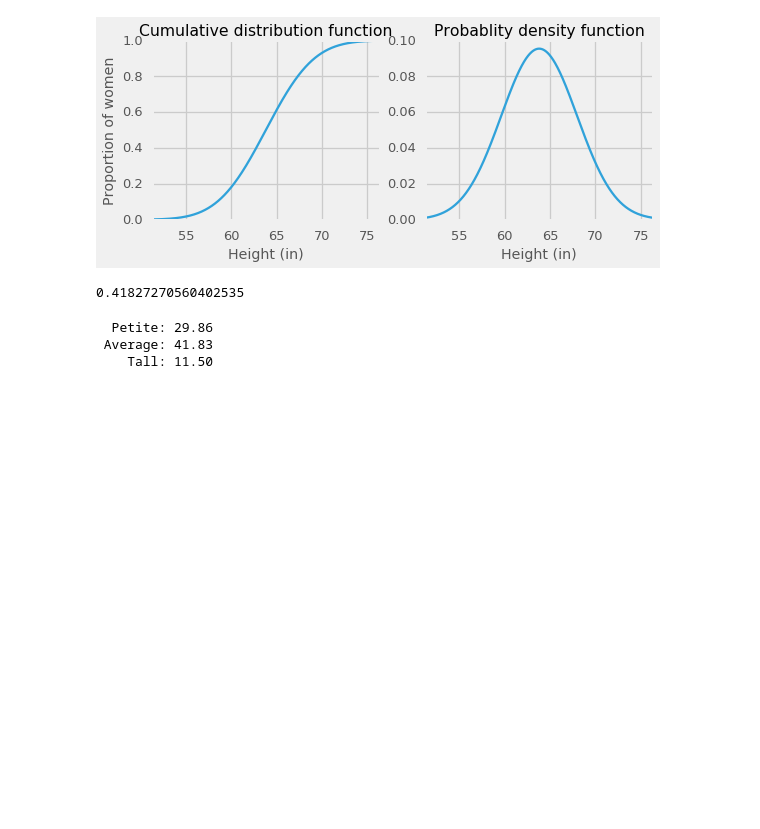
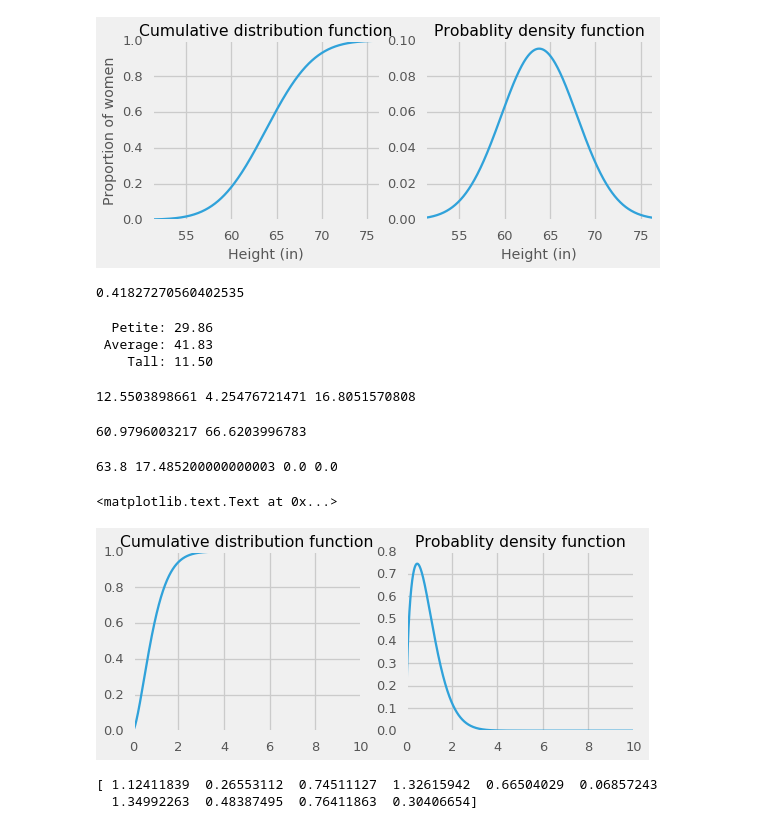
Before and after one commit to doolingdavid/Mastering-Python-Data-Analysis, a Jupyter notebook: learning.ipynb, the cells around one changed output. Drawn from its saved outputs; the diff is of its cells as text; code cells hidden in the pictures; blank space fills up the shorter version.

```diff
--- a/learning.ipynb
+++ b/learning.ipynb
@@ -557,3 +557,50 @@ for cat, vmin, vmax in categories:
   Petite: 29.86
  Average: 41.83
     Tall: 11.50
+# %%
+too_short = 100*rvnorm.cdf(59)
+too_tall = 100*(1 - rvnorm.cdf(71))
+unclassified = too_short + too_tall
+print(too_short, too_tall, unclassified)
+# %% [output]
+12.5503898661 4.25476721471 16.8051570808
+# %%
+a = rvnorm.ppf(0.25)
+b = rvnorm.ppf(0.75)
+print(a,b)
+# %% [output]
+60.9796003217 66.6203996783
+# %%
+mean, variance, skew, kurtosis = rvnorm.stats(moments='mvks')
+print(mean, variance, skew, kurtosis)
+# %% [output]
+63.8 17.485200000000003 0.0 0.0
+# %%
+eta = 1.0
+beta = 1.5
+rvweib = st.weibull_min(beta, scale=eta)
+# %%
+#xmin = mean - 3*sdev
+#xmax = mean + 3*sdev
+xx = np.linspace(0, 10,1000)
+plt.figure(figsize=(8,3))
+plt.subplot(1,2,1)
+plt.plot(xx, rvweib.cdf(xx))
+plt.title('Cumulative distribution function')
+#plt.xlabel('Height (in)')
+#plt.ylabel('Proportion of women')
+#plt.axis([xmin, xmax, 0.0, 1.0])
+plt.subplot(1,2,2)
+plt.plot(xx, rvweib.pdf(xx))
+plt.title('Probablity density function')
+#plt.xlabel('Height (in)')
+#plt.axis([xmin, xmax, 0.0, 1.0]);
+# %% [output]
+<matplotlib.text.Text at 0x...>
+[figure, added]
+# %%
+weib_variates = rvweib.rvs(size=500)
+print(weib_variates[:10])
+# %% [output]
+[ 1.12411839  0.26553112  0.74511127  1.32615942  0.66504029  0.06857243
+  1.34992263  0.48387495  0.76411863  0.30406654]
```
Also changed, not shown: parts of 2 cells of this notebook.
